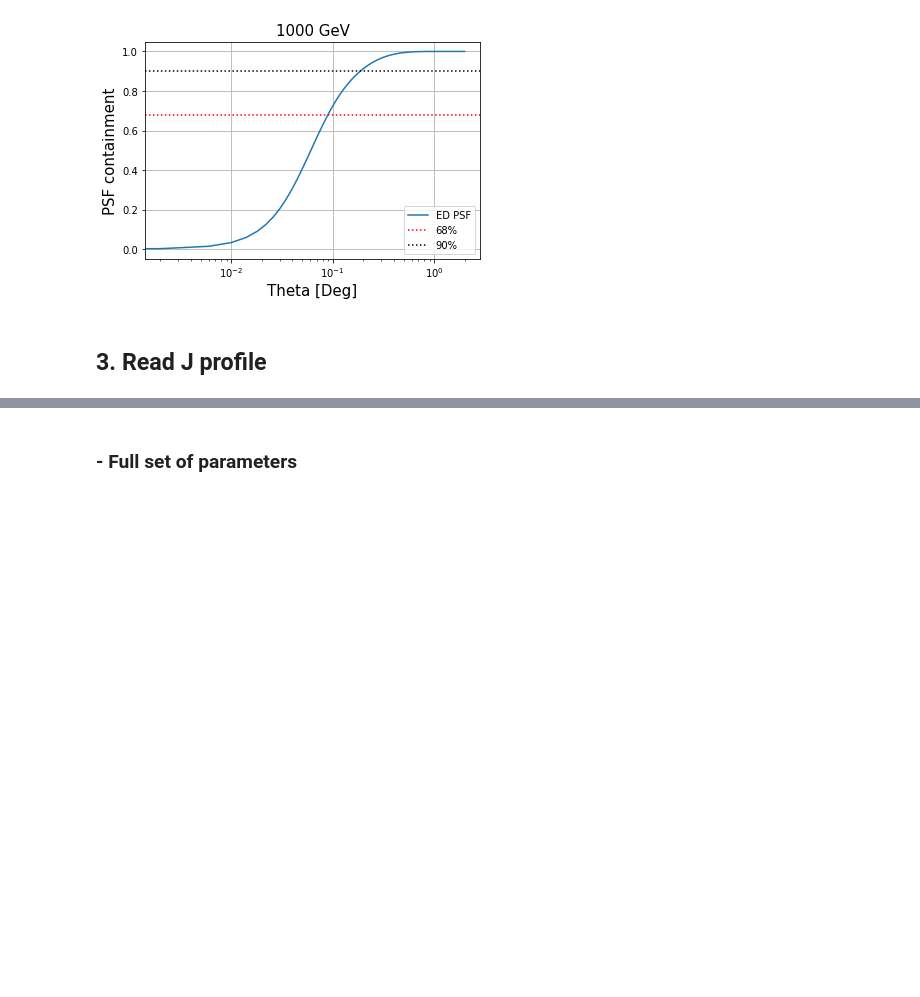
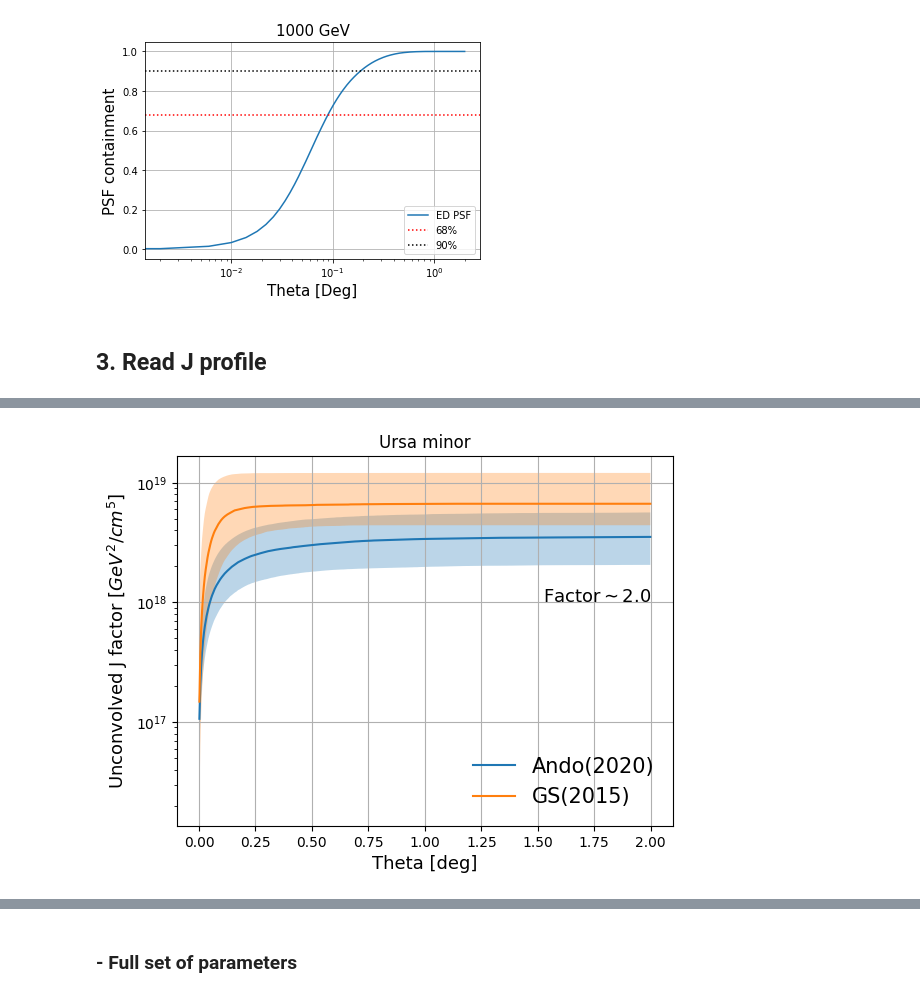
Before and after one commit to takdg123/dm_analysis, a Jupyter notebook: Tutorial_Step1_J_Profile.ipynb, the cells around one changed output, grey strips where cells are left out. Cells and saved outputs as stored; diff of their text form; code cells hidden in the pictures; blank space fills up the shorter version.

```diff
--- a/Tutorial_Step1_J_Profile.ipynb
+++ b/Tutorial_Step1_J_Profile.ipynb
@@ -63,5 +62,3 @@ plt.legend()
 [figure]
 # %% [markdown]
 ## 3. Read J profile
-# %%
-gJProf = JProfile.calcJProfile("draco", verbose=True)
@@ -74,2 +64,0 @@ gJProf = JProfile.calcJProfile("draco", verbose=True)
-# %%
-dwarf="bootes"
@@ -86,0 +87,21 @@ Row index=54
+# %%
+for dwarf in ["UMi"]:
+
+    g_mid = []
+    seed_idx = []
+    for i in trange(3000):
+        seed = random.randint(0,JProfile.goodPropNum(dwarf)-1)
+        seed_idx.append(seed)
+        gJProf = JProfile.calcJval(dwarf, seed=seed, general=True)
+        g_mid.append(gJProf)
+
+    g_mid = np.asarray(g_mid)
+
+    g_perc_g = []
+    for i in range(500):
+        g_perc_g.append([g_mid[:,i][0][0], np.percentile(g_mid[:,i][:,1], 50),
+                       np.percentile(g_mid[:,i][:,1], 16),
+                       np.percentile(g_mid[:,i][:,1], 84)])
+
+    g_perc_g = np.asarray(g_perc_g)
+    break
@@ -86,0 +175,15 @@ Row index=54
+# %%
+plt.plot(g_perc[:,0],g_perc[:,1], label="Ando(2020)")
+plt.fill_between(g_perc[:,0],g_perc[:,2], g_perc[:,3], alpha=0.3)
+plt.plot(g_perc_g[:,0],g_perc_g[:,1], label="GS(2015)")
+plt.fill_between(g_perc_g[:,0],g_perc_g[:,2], g_perc_g[:,3], alpha=0.3)
+plt.yscale("log")
+plt.grid()
+plt.legend(loc=4, frameon=False, fontsize=15)
+plt.xlabel("Theta [deg]", fontsize=13)
+plt.ylabel(r"Unconvolved J factor [$GeV^2/cm^5$]", fontsize=13)
+plt.text(2, 1e18, r"Factor$\sim$2.0", ha="right", fontsize=13)
+plt.title("Ursa minor")
+plt.savefig("UMi_comp.pdf")
+# %% [output]
+[figure, added]
```
Also changed, not shown: parts of 7 cells of this notebook, 28 other files.
